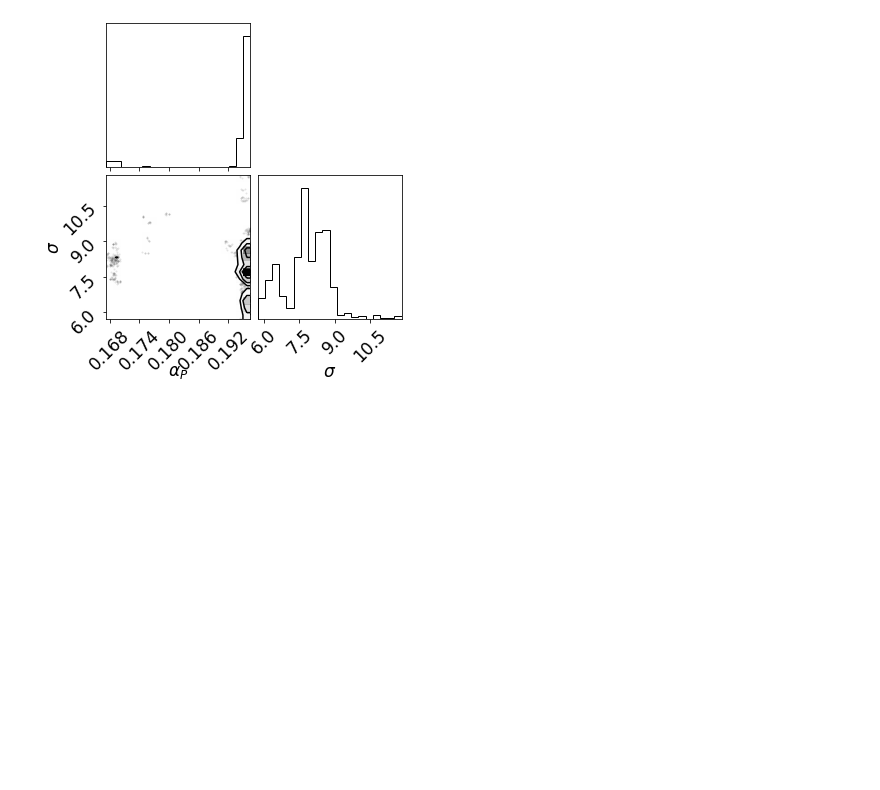
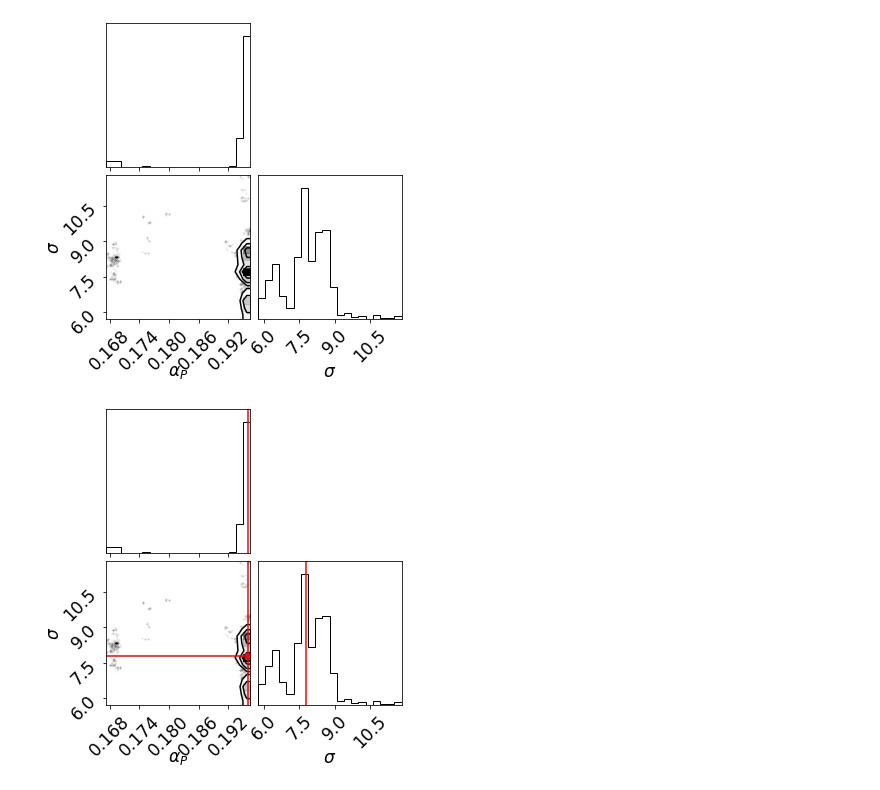
Before and after one commit to Ernesto-Lima/GiantABM, a Jupyter notebook: process_output.ipynb, the cells around one changed output. Saved outputs shown, nothing was run; the diff lists cells and outputs as text; code cells hidden in the pictures; blank space fills up the shorter version.

```diff
--- a/process_output.ipynb
+++ b/process_output.ipynb
@@ -27,3 +27,23 @@ axes[-1].set_xlabel("step number");
 fig = corner.corner(para_data, labels=labels);
 # %% [output]
 [figure]
+# %%
+queso = para_data
+value2 = np.median(queso, axis=0)
+my_file = open('./All_dataOutput/parameters_prol.dat','w')
+my_file.write(str(value2[0]))
+my_file.close()
+ndim = len(queso[0])
+fig = corner.corner(queso, labels=labels);
+axes = np.array(fig.axes).reshape((ndim, ndim))
+for i in range(ndim):
+    ax = axes[i, i]
+    ax.axvline(value2[i], color="r")
+for yi in range(ndim):
+    for xi in range(yi):
+        ax = axes[yi, xi]
+        ax.axvline(value2[xi], color="r")
+        ax.axhline(value2[yi], color="r")
+        ax.plot(value2[xi], value2[yi], "sr")
+# %% [output]
+[figure, added]
```
Also changed, not shown: 14 other files.
